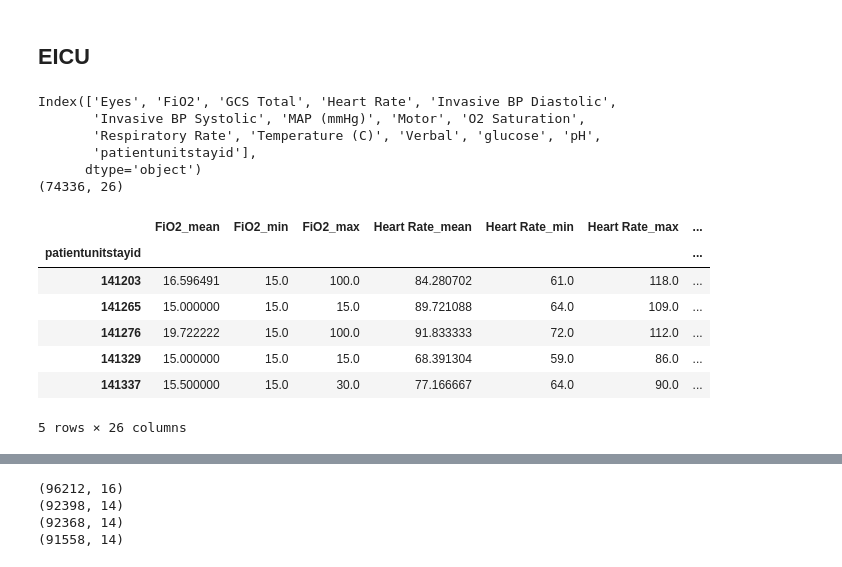
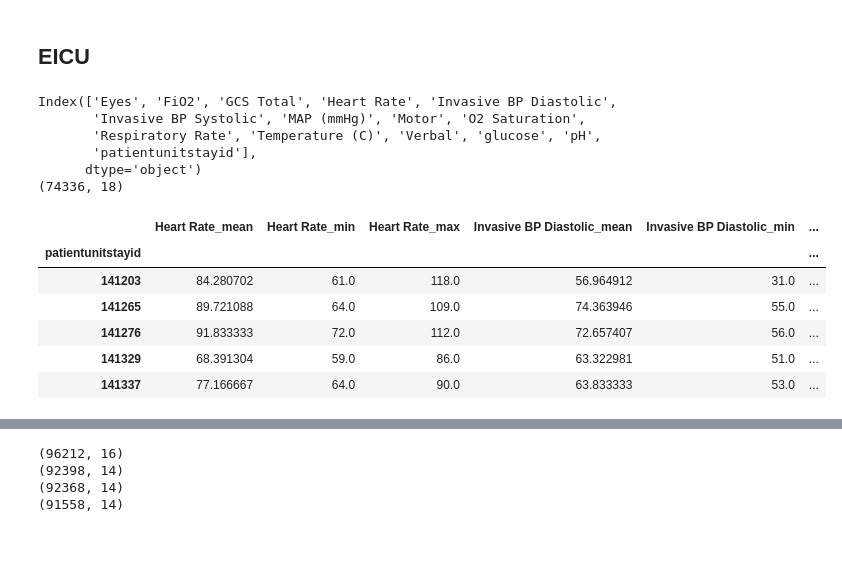
Before and after one commit to sitaomin1994/federated_imputation, a Jupyter notebook: notebook/data_preprocessing.ipynb, the cells around one changed output, grey strips where cells are left out. Saved outputs shown, nothing was run; the diff lists cells and outputs as text; code cells hidden in the pictures.

```diff
--- a/notebook/data_preprocessing.ipynb
+++ b/notebook/data_preprocessing.ipynb
@@ -1046,0 +1068,14 @@ distance_matrix = analyzer.compute_distance_matrix(figsize=(10, 8))
+# %%
+data_list3 = [data_list[0], data_list[2], data_list[3], data_list[4], data_list[5], data_list[6], data_list[7], data_list[8]]
+analyzer = DistanceAnalyzer(
+        data_list=data_list2,
+        features_numerical=num_cols,
+        features_binary=cat_cols,
+        distance_method='swd',
+        dim_reduction=None,
+        n_components=5,
+        n_projections=300
+    )
+
+# Distance Matrix
+distance_matrix = analyzer.compute_distance_matrix(figsize=(10, 8))
@@ -1047,4 +1084,7 @@ distance_matrix = analyzer.compute_distance_matrix(figsize=(10, 8))
 # %%
+df = pd.concat(data_list3, axis = 0, ignore_index = True)
+split_indices = np.cumsum([df_sub.shape[0] for df_sub in data_list3[:-1]])
+
 avg_correlation_cols = avg_correlation(df)
 avg_correlation_cols = [col[0] for col in avg_correlation_cols if col[0] in num_cols]
 avg_correlation_cols = [col for col in avg_correlation_cols][:int(df.shape[1]*0.3)]
@@ -1065,10 +1105,10 @@ data_config = {
 }
 
 # data config new1 - predict days in hospital - without categorical features, top10 clients, 40% iid sampling
-with open('./data/hhp/data_config_ct_np1.json', 'w') as f:
+with open('./data/hhp/data_config_ct_np9.json', 'w') as f:
     json.dump(data_config, f)
 
-data.to_csv('./data/hhp/data_clean_ct_np1.csv', index=False)
+data.to_csv('./data/hhp/data_clean_ct_np9.csv', index=False)
 # %%
 data[target].value_counts()
 # %% [output]
@@ -1222,6 +1246,15 @@ data.columns = [idx for idx, col in enumerate(data.columns)]
 data['label'] = selected_df['label'].values
 client_split_indices = np.cumsum([df.shape[0] for df in selected_dfs2[:-1]])
 print(client_split_indices)
+
+datas = np.array_split(data.values, client_split_indices.tolist())
+data_list = [pd.DataFrame(item, columns = data.columns) for item in datas]
+remove_idx = [5, 6, 7, 9, 11, 14, 20]
+data_list = [item for idx, item in enumerate(data_list) if idx not in remove_idx]
+data = pd.concat(data_list, axis = 0, ignore_index=True)
+client_split_indices = np.cumsum([df.shape[0] for df in data_list[:-1]])
+print(client_split_indices)
+
 target_col = 'label'
 data[target_col], codes = pd.factorize(data[target_col])
 num_cols = data.columns.tolist()[:-1]
@@ -1260,8 +1295,8 @@ data
 # %%
-with open('./data/vehicle/data_config.json', 'w') as f:
+with open('./data/vehicle/data_config3.json', 'w') as f:
     json.dump(data_config, f)
 
-data.to_csv('./data/vehicle/data_clean.csv', index=False)
+data.to_csv('./data/vehicle/data_clean3.csv', index=False)
 # %%
 datas = np.array_split(data.values[:, :-1], client_split_indices.tolist())
 data_list = [pd.DataFrame(item, columns = data.columns[:-1]) for item in datas]
@@ -1288,43 +1323,41 @@ df_all = pd.read_csv('./data/eicu/all_data.csv')
 df_all = df_all.drop(columns = [
     'hospitaladmitoffset', 'hospitaldischargestatus', 'itemoffset', 'unitdischargeoffset', 'unitdischargestatus', 'age', 'gender', 'admissionheight',
     'admissionweight', 'apacheadmissiondx', 'ethnicity'
 ])
 print(df_all.columns)
 
 df_all_agg = df_all.groupby('patientunitstayid')[
-    ['FiO2', 'Heart Rate', 'Invasive BP Diastolic', 'Invasive BP Systolic', 'MAP (mmHg)', 'O2 Saturation', 'Respiratory Rate', 'Temperature (C)', 'glucose'
+    ['Heart Rate', 'Invasive BP Diastolic', 'Invasive BP Systolic', 'O2 Saturation', 'Respiratory Rate', 'Temperature (C)', 'glucose'
 ]].agg({
-    'FiO2': ['mean', 'min', 'max'],
+    #'FiO2': ['mean', 'max'],
     'Heart Rate': ['mean', 'min', 'max'],
     'Invasive BP Diastolic': ['mean', 'min', 'max'],
     'Invasive BP Systolic': ['mean', 'min', 'max'],
-    'MAP (mmHg)': ['mean', 'min', 'max'],
     'O2 Saturation': ['mean', 'min'],
     'Respiratory Rate': ['mean', 'min', 'max'],
-    'Temperature (C)': ['mean', 'min', 'max'],
+    'Temperature (C)': ['max'],
     'glucose': ['mean', 'min', 'max'],
     # 'pH': ['mean', 'min', 'max'],
     # 'GCS Total': ['min', 'mean'],
     # 'Motor': ['min', 'mean'],
     # 'Eyes': ['min', 'mean'],
     # 'Verbal': ['min', 'mean'],
 })
 
 df_all_agg.columns = [f"{col[0]}_{col[1]}" if isinstance(col, tuple) else col for col in df_all_agg.columns]
 print(df_all_agg.shape)
 df_all_agg.head()
 # %% [output]
 Index(['Eyes', 'FiO2', 'GCS Total', 'Heart Rate', 'Invasive BP Diastolic',
        'Invasive BP Systolic', 'MAP (mmHg)', 'Motor', 'O2 Saturation',
        'Respiratory Rate', 'Temperature (C)', 'Verbal', 'glucose', 'pH',
        'patientunitstayid'],
       dtype='object')
-(74336, 26)
+(74336, 18)
-|  | FiO2_mean | FiO2_min | FiO2_max | Heart Rate_mean | Heart Rate_min | Heart Rate_max | ... |
-| patientunitstayid |  |  |  |  |  |  | ... |
-| 141203 | 16.596491 | 15.0 | 100.0 | 84.280702 | 61.0 | 118.0 | ... |
-| 141265 | 15.000000 | 15.0 | 15.0 | 89.721088 | 64.0 | 109.0 | ... |
-| 141276 | 19.722222 | 15.0 | 100.0 | 91.833333 | 72.0 | 112.0 | ... |
-| 141329 | 15.000000 | 15.0 | 15.0 | 68.391304 | 59.0 | 86.0 | ... |
-| 141337 | 15.500000 | 15.0 | 30.0 | 77.166667 | 64.0 | 90.0 | ... |
+|  | Heart Rate_mean | Heart Rate_min | Heart Rate_max | Invasive BP Diastolic_mean | Invasive BP Diastolic_min | ... |
+| patientunitstayid |  |  |  |  |  | ... |
+| 141203 | 84.280702 | 61.0 | 118.0 | 56.964912 | 31.0 | ... |
+| 141265 | 89.721088 | 64.0 | 109.0 | 74.363946 | 55.0 | ... |
+| 141276 | 91.833333 | 72.0 | 112.0 | 72.657407 | 56.0 | ... |
+| 141329 | 68.391304 | 59.0 | 86.0 | 63.322981 | 51.0 | ... |
+| 141337 | 77.166667 | 64.0 | 90.0 | 63.833333 | 53.0 | ... |
-5 rows × 26 columns
```
Also changed, not shown: parts of 16 cells of this notebook, 28 other files.
